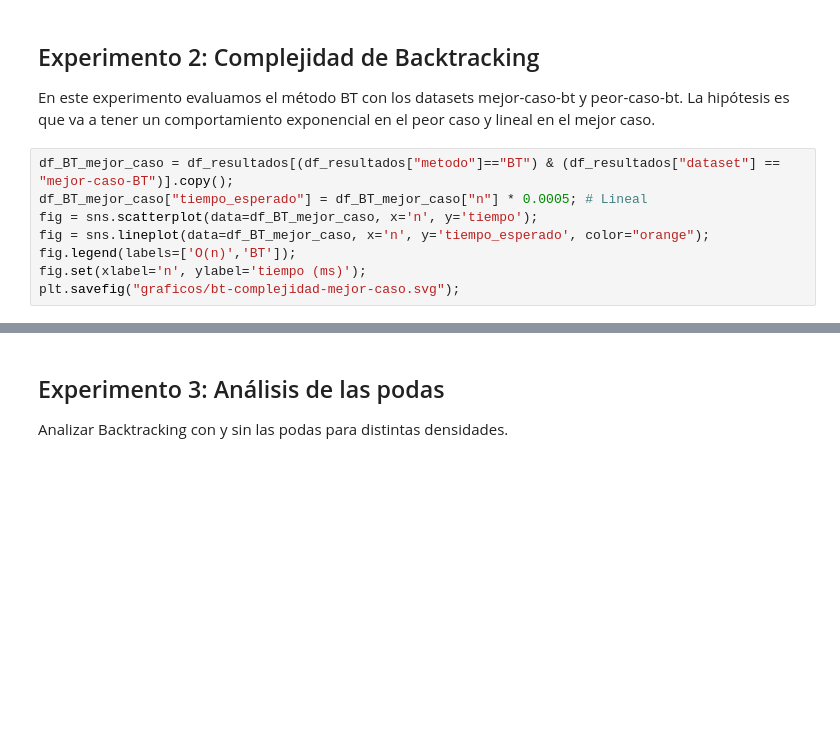
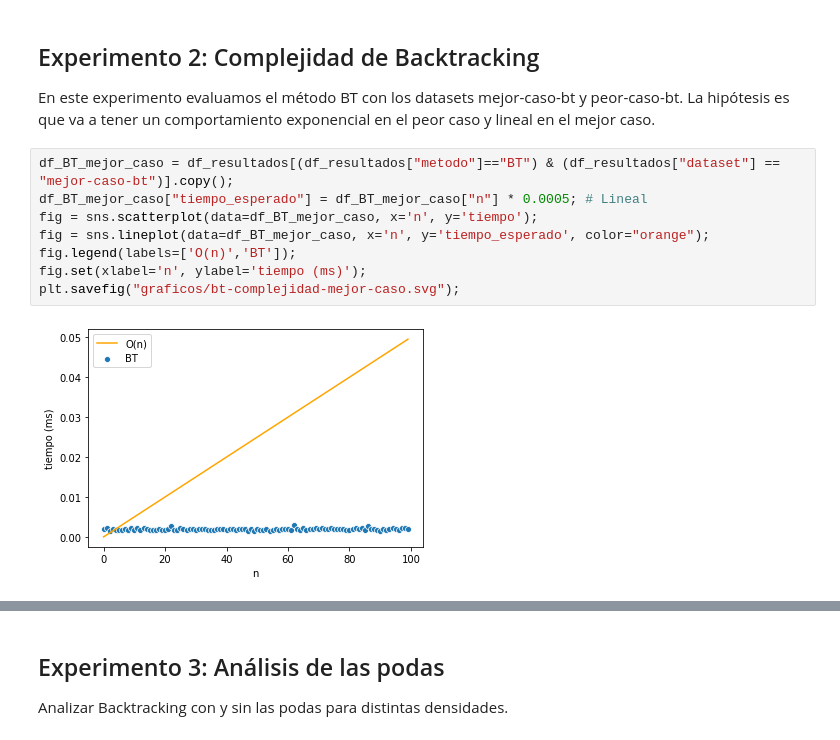
Before and after one commit to ShipOrSheep/tp1Algo3, a Jupyter notebook: experimentacion/analisis.ipynb, the cells around one changed output, grey strips where cells are left out. Saved outputs shown, nothing was run; the diff lists cells and outputs as text; blank space fills up the shorter version.

```diff
--- a/experimentacion/analisis.ipynb
+++ b/experimentacion/analisis.ipynb
@@ -64,12 +76,14 @@ print("Índice de correlación de Pearson:", correlacion_pearson(df_complejidad_
 ## Experimento 2: Complejidad de Backtracking
 En este experimento evaluamos el método BT con los datasets mejor-caso-bt y peor-caso-bt. La hipótesis es que va a tener un comportamiento exponencial en el peor caso y lineal en el mejor caso.
 # %%
-df_BT_mejor_caso = df_resultados[(df_resultados["metodo"]=="BT") & (df_resultados["dataset"] == "mejor-caso-BT")].copy();
+df_BT_mejor_caso = df_resultados[(df_resultados["metodo"]=="BT") & (df_resultados["dataset"] == "mejor-caso-bt")].copy();
 df_BT_mejor_caso["tiempo_esperado"] = df_BT_mejor_caso["n"] * 0.0005; # Lineal
 fig = sns.scatterplot(data=df_BT_mejor_caso, x='n', y='tiempo');
 fig = sns.lineplot(data=df_BT_mejor_caso, x='n', y='tiempo_esperado', color="orange");
 fig.legend(labels=['O(n)','BT']);
 fig.set(xlabel='n', ylabel='tiempo (ms)');
 plt.savefig("graficos/bt-complejidad-mejor-caso.svg");
+# %% [output]
+[figure, added]
 # %%
 # Graficamos los tiempos de ejecución de la serie de instancias X1, ..., Xn vs la complejidad esperada.
```
Also changed, not shown: parts of 15 cells of this notebook, 2 other files.
